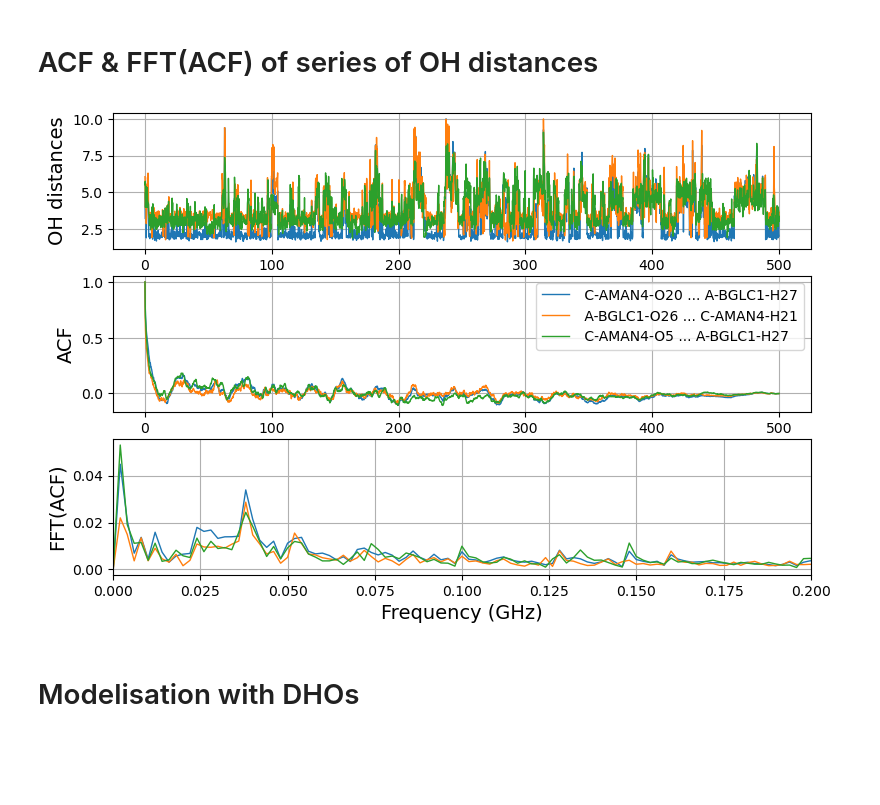
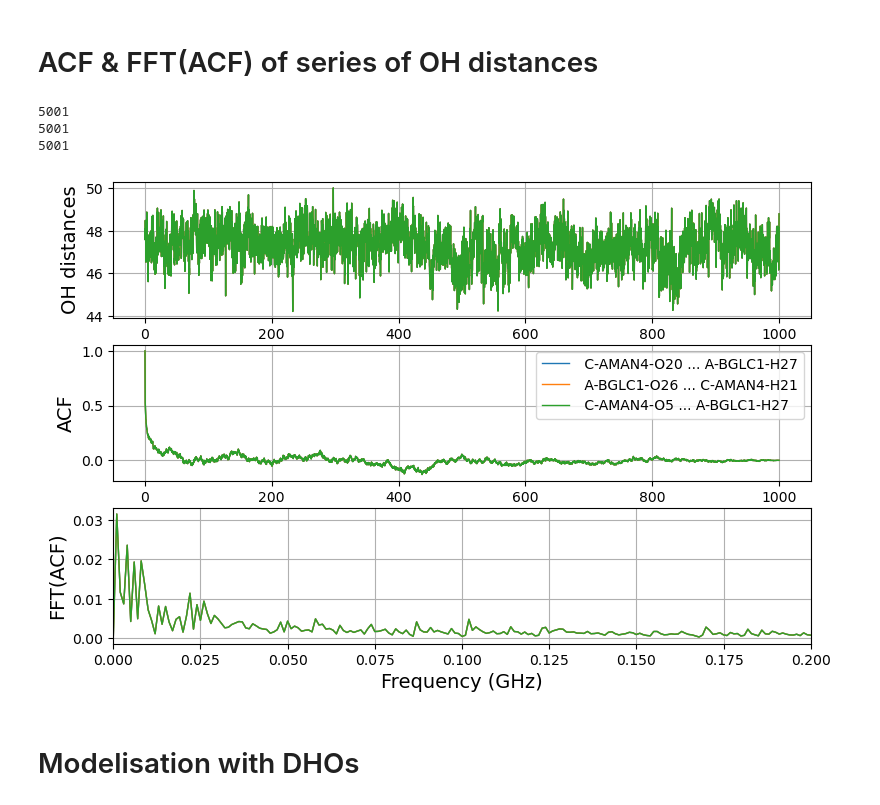
Before and after one commit to Hehlen/Vibrations, a Jupyter notebook: py_autocorr.ipynb, the cells around one changed output. Cells and saved outputs as stored; diff of their text form; code cells hidden in the pictures; blank space fills up the shorter version.

```diff
--- a/py_autocorr.ipynb
+++ b/py_autocorr.ipynb
@@ -40,18 +40,18 @@ for idx, time_series_data in enumerate(time_series_list[1:]):
             df = pd.read_csv(StringIO(time_series_data), delim_whitespace=True)
 
             # distance.dat obtained by distance_analysis.ipynb
-            #fname='data/distance.dat'
-            #dat=np.loadtxt(fname, delimiter=' ', dtype = float)
-            #yraw=dat[:]
-            #N=len(yraw)
-            #print(N)
-            #xraw=np.linspace(0,N,N)
+            fname='data/distance.dat'
+            dat=np.loadtxt(fname, delimiter=' ', dtype = float)
+            yraw=dat[:]
+            N=len(yraw)
+            print(N)
+            xraw=np.linspace(0,N,N)
 
             # Extract the "Quakes" column as a pandas Series
-            yraw = df["Quakes"]
-            np.savetxt('distance_ramon'+str(idx)+'.dat',yraw)
-            N=len(yraw)               #Number of frames in the trajectory
-            xraw=np.linspace(0,N,N)
+            #yraw = df["Quakes"]
+            #np.savetxt('distance_ramon'+str(idx)+'.dat',yraw)
+            #N=len(yraw)               #Number of frames in the trajectory
+            #xraw=np.linspace(0,N,N)
 
             dt=0.2                    #time step in ns
 
@@ -72,34 +72,37 @@ for idx, time_series_data in enumerate(time_series_list[1:]):
             plt.plot(xac*dt, yac, marker='', linestyle='-', label=label, linewidth=1)
             plt.subplot(3,1,3)
             plt.plot(xacf,2.0/N * np.abs(yacf[0:N//2]), marker='', linestyle='-', label=label, linewidth=1)
             #save data
             ac = np.column_stack((xac*dt, yac))       #Autocorrelation function
             acf= np.column_stack((xac*dt, yacf))     # FFT(ACF)
 
 
 # Customize the plot
 #plt.title("Autocorrelation Function (ACF) - All Time Series")
 #%matplotlib notbook
 plt.subplot(3,1,1)
 plt.xlabel("Time (ns)", fontsize=14)
 plt.ylabel("OH distances", fontsize=14)
 plt.grid(True)
 
 plt.subplot(3,1,2)
 plt.xlabel("Lag time (ns)", fontsize=14)
 plt.ylabel("ACF", fontsize=14)
 plt.legend(loc='upper right',fontsize=10)
 plt.grid(True)
 
 plt.subplot(3,1,3)
 plt.xlabel("Frequency (GHz)", fontsize=14)
 plt.ylabel("FFT(ACF)", fontsize=14)
 plt.xlim(0,0.2)
 plt.grid(True)
 
 plt.show()
 # %% [output]
+5001
+5001
+5001
-[figure, old version]
+[figure, new version]
 # %% [markdown]
 # Modelisation with DHOs
 # %%
```
Also changed, not shown: parts of 1 cell of this notebook, 2 other files.
